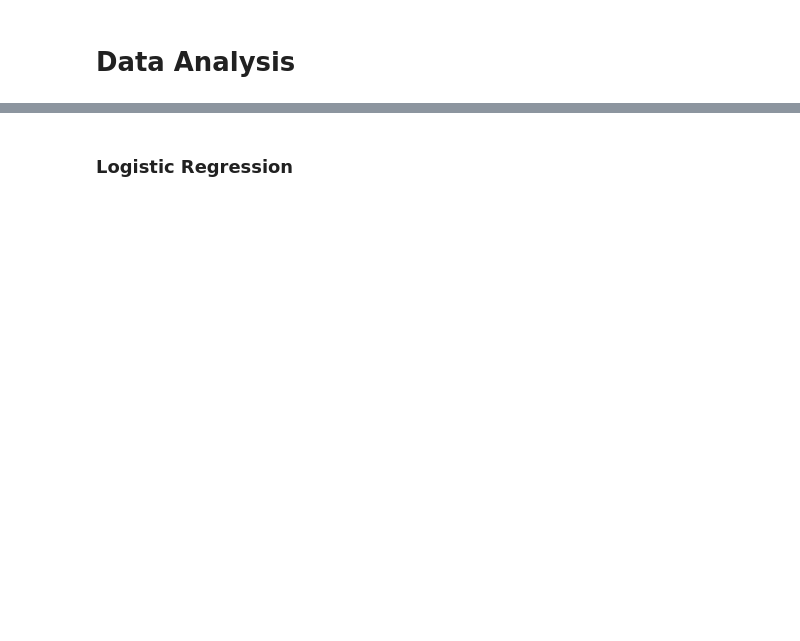
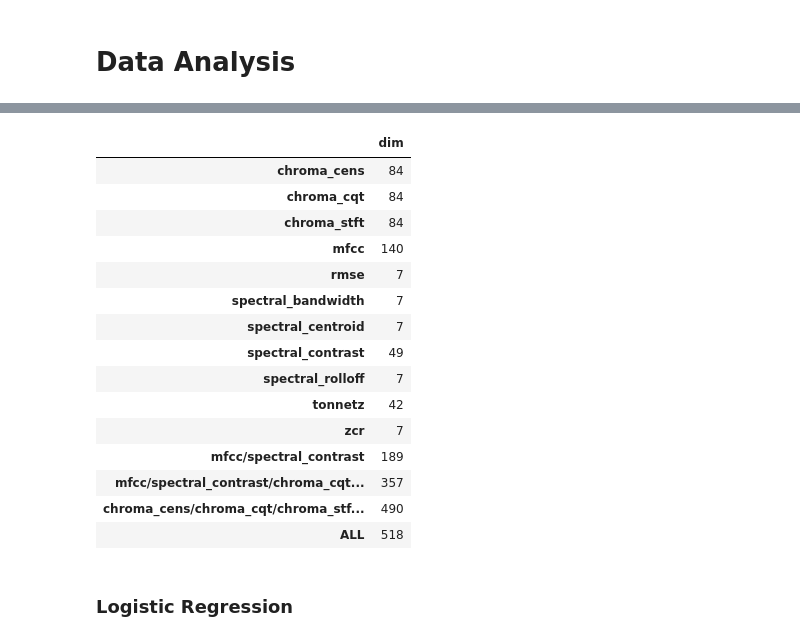
Before and after one commit to ericajstevenson/ML_music_classification, a Jupyter notebook: Classification Model Optimization.ipynb, the cells around one changed output, grey strips where cells are left out. Cells and saved outputs as stored; diff of their text form; code cells hidden in the pictures; blank space fills up the shorter version.

```diff
--- a/Classification Model Optimization.ipynb
+++ b/Classification Model Optimization.ipynb
@@ -93,9 +104,8 @@ Easy Listening            24
 Name: (track, genre_top), dtype: int64
 # %%
 # Create a large subset that drops rows with NaN in the genre_top column
-tracks['track','genre_top'] = tracks['track','genre_top'].fillna(0)
-large = tracks['track','genre_top'] != 0
-tracks.loc[large,('track','genre_top')].value_counts(dropna=False)
+large = tracks[tracks['track','genre_top'].notna()]
+large.loc[:,('track','genre_top')].value_counts(dropna=False)
 # %% [output]
 Rock                   14182
 Experimental           10608
@@ -145,0 +129,5 @@ tracks.loc[large_b,('track','genre_top')].shape
+# %%
+# create a large subset with only genres that have at least 1000 tracks
+over_1000 = ["Rock","Experimental","Electronic","Hip_Hop","Folk","Pop","Instrumental","International","Classical"]
+large_b = large[large['track','genre_top'].isin(over_1000)]
+large_b.loc[:,('track','genre_top')].value_counts(dropna=False)
@@ -184,11 +203,6 @@ indexes = ['chroma_cens','chroma_cqt','chroma_stft','mfcc','rmse','spectral_band
 # %% [markdown]
 # Data Analysis
-# %%
-accuracy_scores = pd.DataFrame(index=indexes)
-
-# Add first column with the number of dimensions for each of the features
-dim_col = []
-for feature in feature_list:
-    X = features.loc[large_b, (feature)]
-    dim_col.append(X.shape[1])
-accuracy_scores['dim']=dim_col
+# %%
+# for lack of a better method, create a mask, LARGE, that only has "top_genres" with at least 1000tracks
+LARGE = ((tracks['track','genre_top'].notna()) & (tracks['track','genre_top'].isin(over_1000)))
+LARGE
@@ -195,3 +223,29 @@ accuracy_scores['dim']=dim_col
+# %%
+# add first column that shows the number of dimensions for each feature (or collection of features)
+dim_col = []
+for feature in feature_list:
+    X = features.loc[LARGE, (feature)]
+    dim_col.append(X.shape[1])
+accuracy_scores['dim']=dim_col
+
+accuracy_scores
+# %% [output]
+|  | dim |
+| chroma_cens | 84 |
+| chroma_cqt | 84 |
+| chroma_stft | 84 |
+| mfcc | 140 |
+| rmse | 7 |
+| spectral_bandwidth | 7 |
+| spectral_centroid | 7 |
+| spectral_contrast | 49 |
+| spectral_rolloff | 7 |
+| tonnetz | 42 |
+| zcr | 7 |
+| mfcc/spectral_contrast | 189 |
+| mfcc/spectral_contrast/chroma_cqt... | 357 |
+| chroma_cens/chroma_cqt/chroma_stf... | 490 |
+| ALL | 518 |
 # %%
 recall_scores = pd.DataFrame(index=indexes)
 
```
Also changed, not shown: parts of 43 cells of this notebook, 1 other file.
